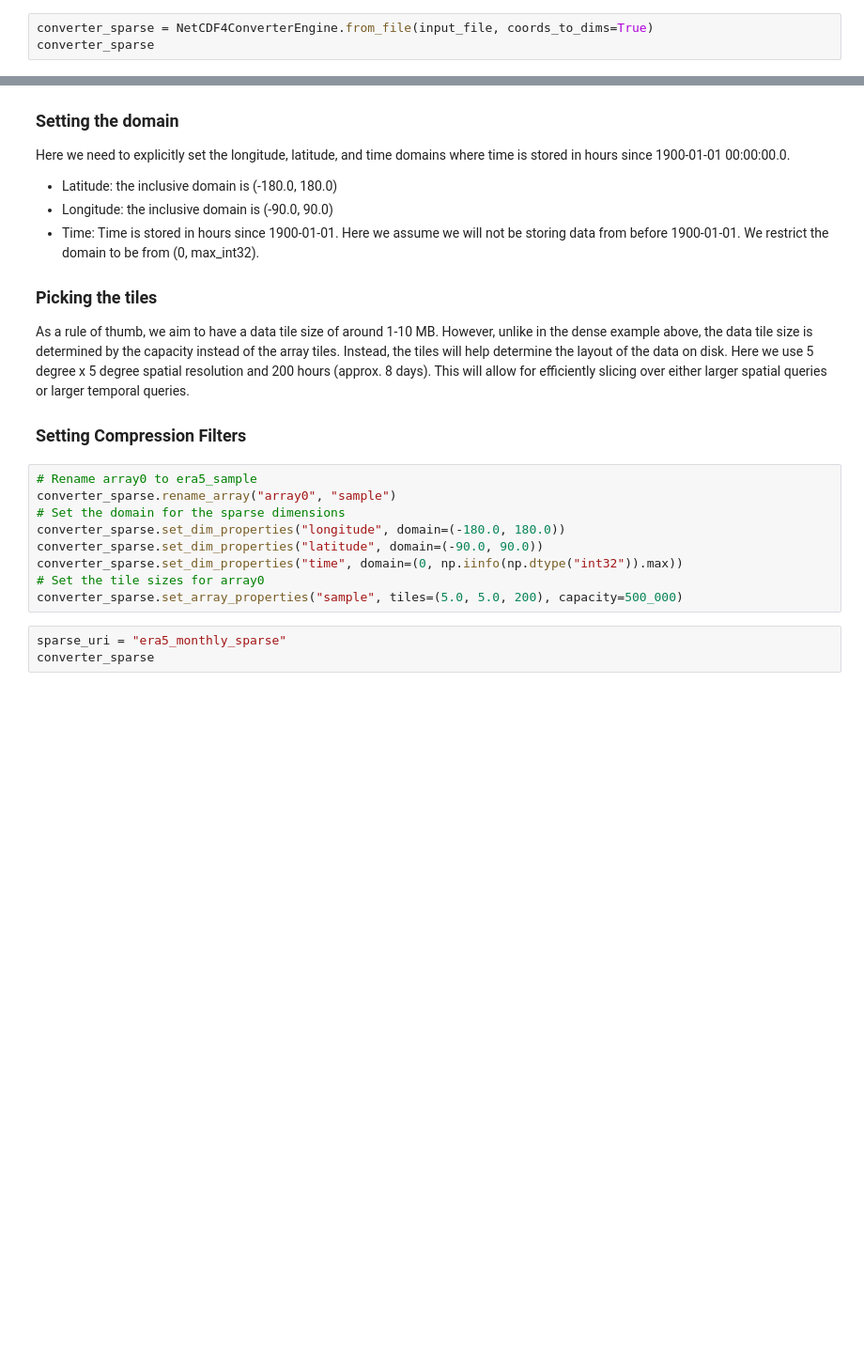
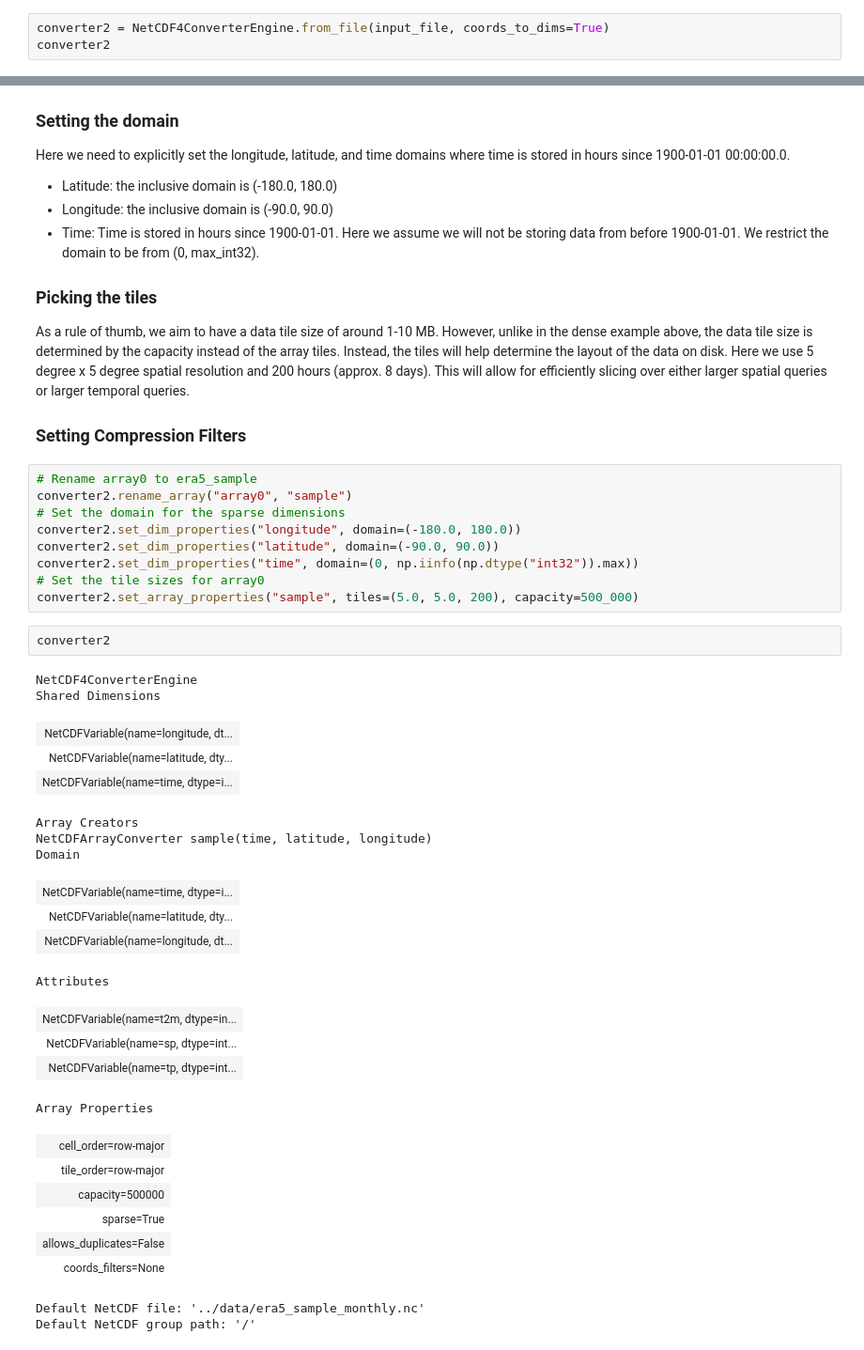
Before and after one commit to TileDB-Inc/TileDB-FOSS4G-2021, a Jupyter notebook: notebooks/2a-weather-basics.ipynb, the cells around one changed output, grey strips where cells are left out. Shown at 94% size. Saved outputs shown, nothing was run; the diff lists cells and outputs as text; blank space fills up the shorter version.

```diff
--- a/notebooks/2a-weather-basics.ipynb
+++ b/notebooks/2a-weather-basics.ipynb
@@ -142,8 +142,8 @@ the conversion is completed in 3 steps.
 3. Create the schema and copy the data from NetCDF to TileDB.
     * Creating the virtual TileDB group and copying the data from NetCDF to TileDB can be done in a single step using the `convert_to_virtual_group` method once we have defined our desired conversion schema.
 # %%
-converter_sparse = NetCDF4ConverterEngine.from_file(input_file, coords_to_dims=True)
-converter_sparse
+converter2 = NetCDF4ConverterEngine.from_file(input_file, coords_to_dims=True)
+converter2
 # %% [output]
 NetCDF4ConverterEngine
 Shared Dimensions
@@ -189,13 +189,37 @@ As a rule of thumb, we aim to have a data tile size of around 1-10 MB. However,
 ### Setting Compression Filters
 # %%
 # Rename array0 to era5_sample
-converter_sparse.rename_array("array0", "sample")
+converter2.rename_array("array0", "sample")
 # Set the domain for the sparse dimensions
-converter_sparse.set_dim_properties("longitude", domain=(-180.0, 180.0))
-converter_sparse.set_dim_properties("latitude", domain=(-90.0, 90.0))
-converter_sparse.set_dim_properties("time", domain=(0, np.iinfo(np.dtype("int32")).max))
+converter2.set_dim_properties("longitude", domain=(-180.0, 180.0))
+converter2.set_dim_properties("latitude", domain=(-90.0, 90.0))
+converter2.set_dim_properties("time", domain=(0, np.iinfo(np.dtype("int32")).max))
 # Set the tile sizes for array0
-converter_sparse.set_array_properties("sample", tiles=(5.0, 5.0, 200), capacity=500_000)
+converter2.set_array_properties("sample", tiles=(5.0, 5.0, 200), capacity=500_000)
-# %%
-sparse_uri = "era5_monthly_sparse"
-converter_sparse
+# %%
+converter2
+# %% [output]
+NetCDF4ConverterEngine
+Shared Dimensions
+| NetCDFVariable(name=longitude, dt... |
+| NetCDFVariable(name=latitude, dty... |
+| NetCDFVariable(name=time, dtype=i... |
+Array Creators
+NetCDFArrayConverter sample(time, latitude, longitude)
+Domain
+| NetCDFVariable(name=time, dtype=i... |
+| NetCDFVariable(name=latitude, dty... |
+| NetCDFVariable(name=longitude, dt... |
+Attributes
+| NetCDFVariable(name=t2m, dtype=in... |
+| NetCDFVariable(name=sp, dtype=int... |
+| NetCDFVariable(name=tp, dtype=int... |
+Array Properties
+| cell_order=row-major |
+| tile_order=row-major |
+| capacity=500000 |
+| sparse=True |
+| allows_duplicates=False |
+| coords_filters=None |
+Default NetCDF file: '../data/era5_sample_monthly.nc'
+Default NetCDF group path: '/'
```
Also changed, not shown: parts of 5 cells of this notebook.
